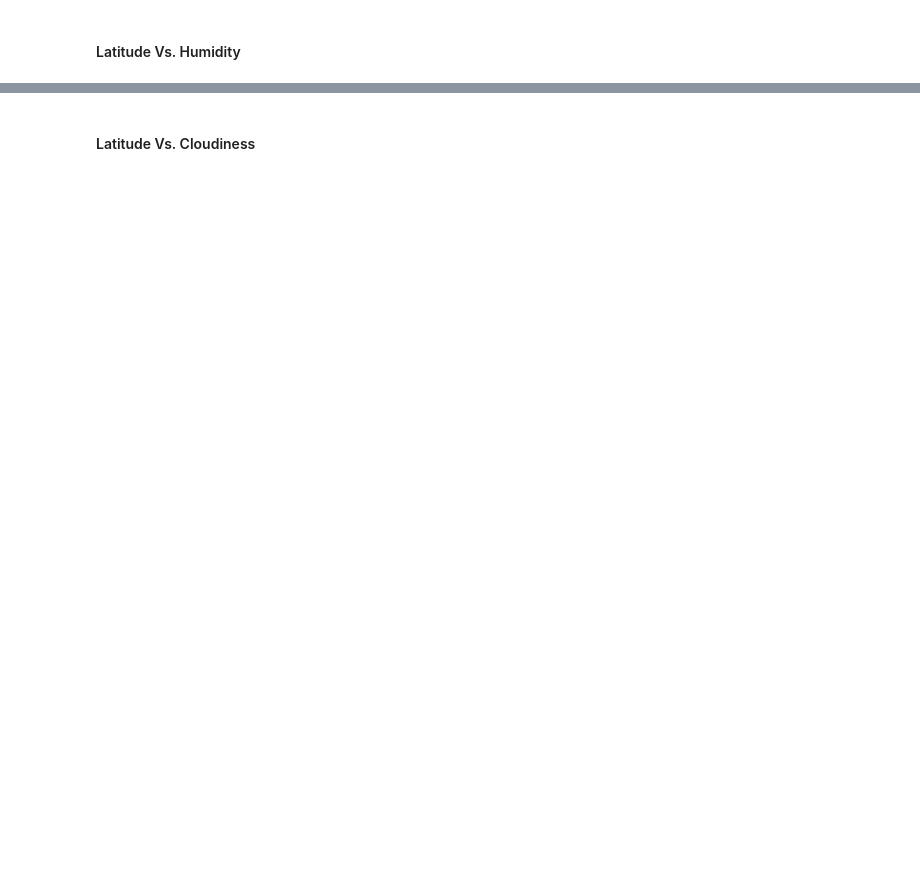
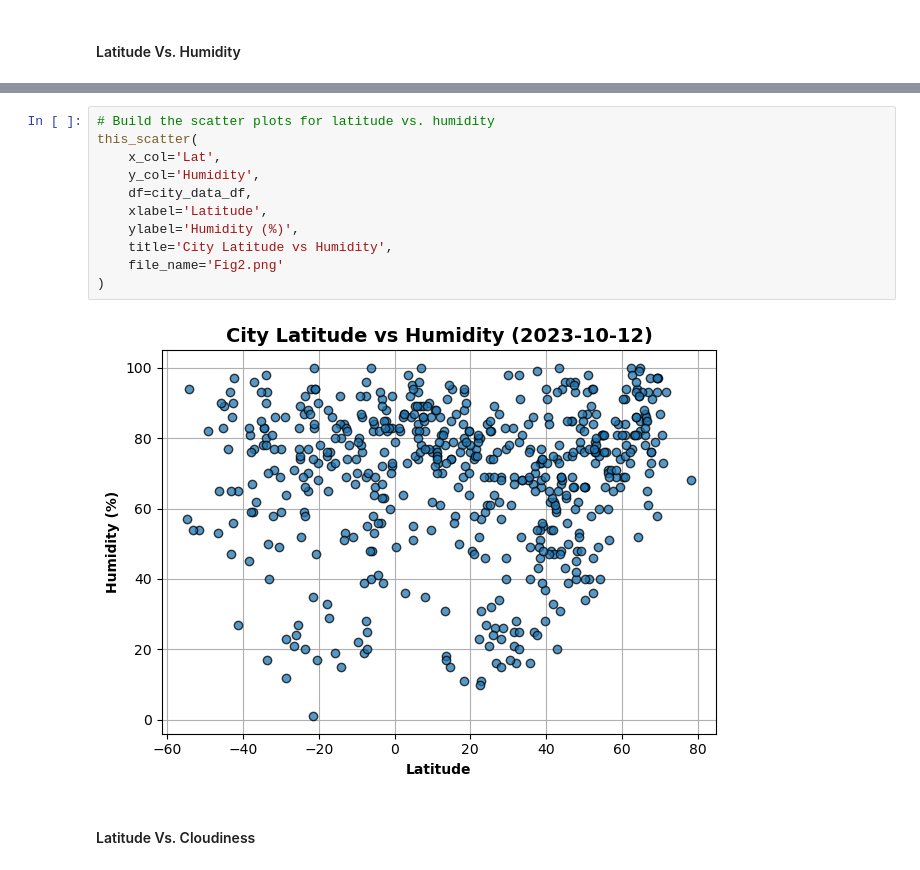
Before and after one commit to tsbarr/python-api-challenge, a Jupyter notebook: WeatherPy/WeatherPy.ipynb, the cells around one changed output, grey strips where cells are left out. Cells and saved outputs as stored; diff of their text form; blank space fills up the shorter version.

```diff
--- a/WeatherPy/WeatherPy.ipynb
+++ b/WeatherPy/WeatherPy.ipynb
@@ -296,2 +255,15 @@ plt.show()
+# %%
+# Build the scatter plots for latitude vs. humidity
+this_scatter(
+    x_col='Lat',
+    y_col='Humidity',
+    df=city_data_df,
+    xlabel='Latitude',
+    ylabel='Humidity (%)',
+    title='City Latitude vs Humidity',
+    file_name='Fig2.png'
+)
+# %% [output]
+[figure, added]
 # %% [markdown]
 #### Latitude Vs. Cloudiness
```
Also changed, not shown: parts of 14 cells of this notebook, 5 other files.
